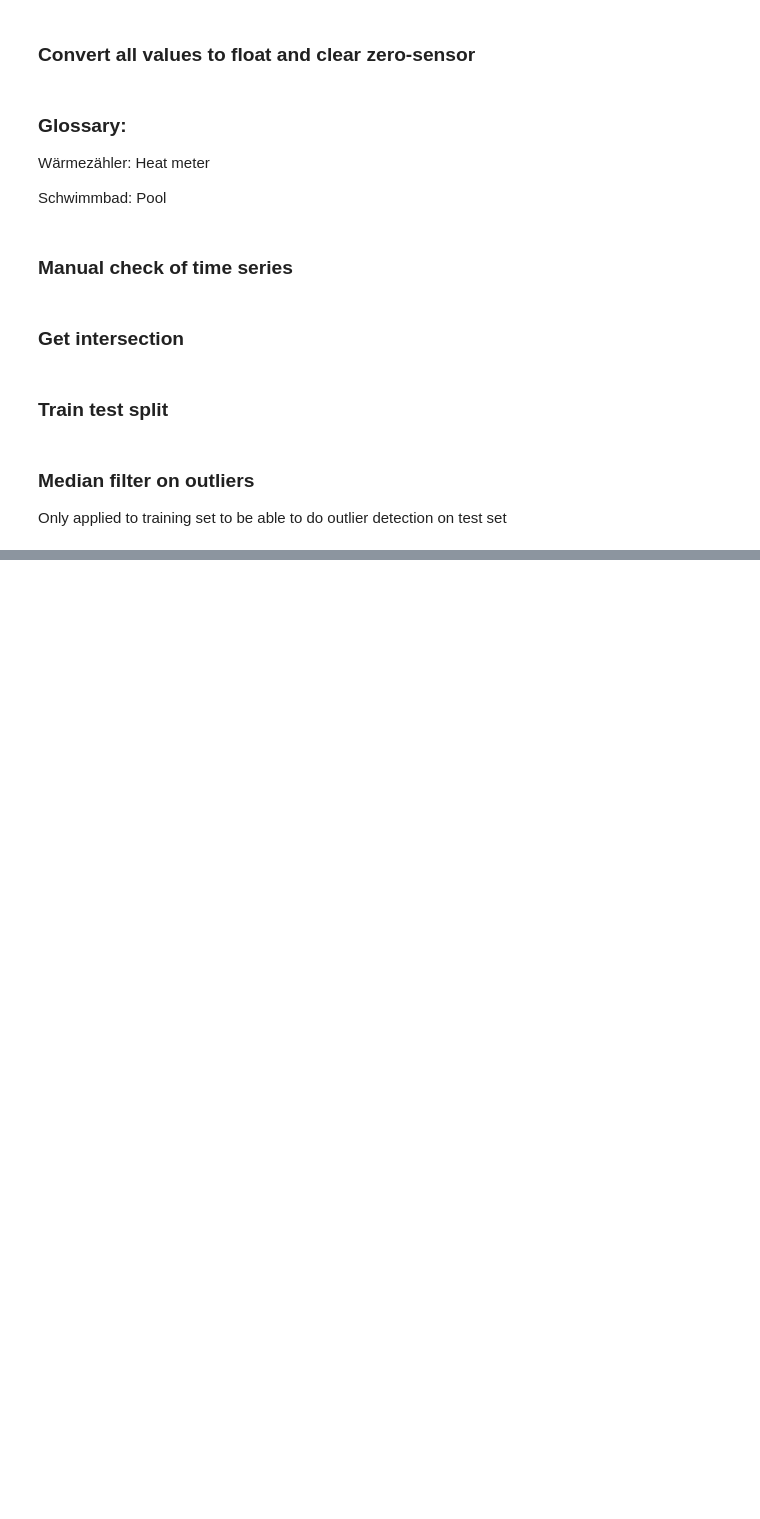
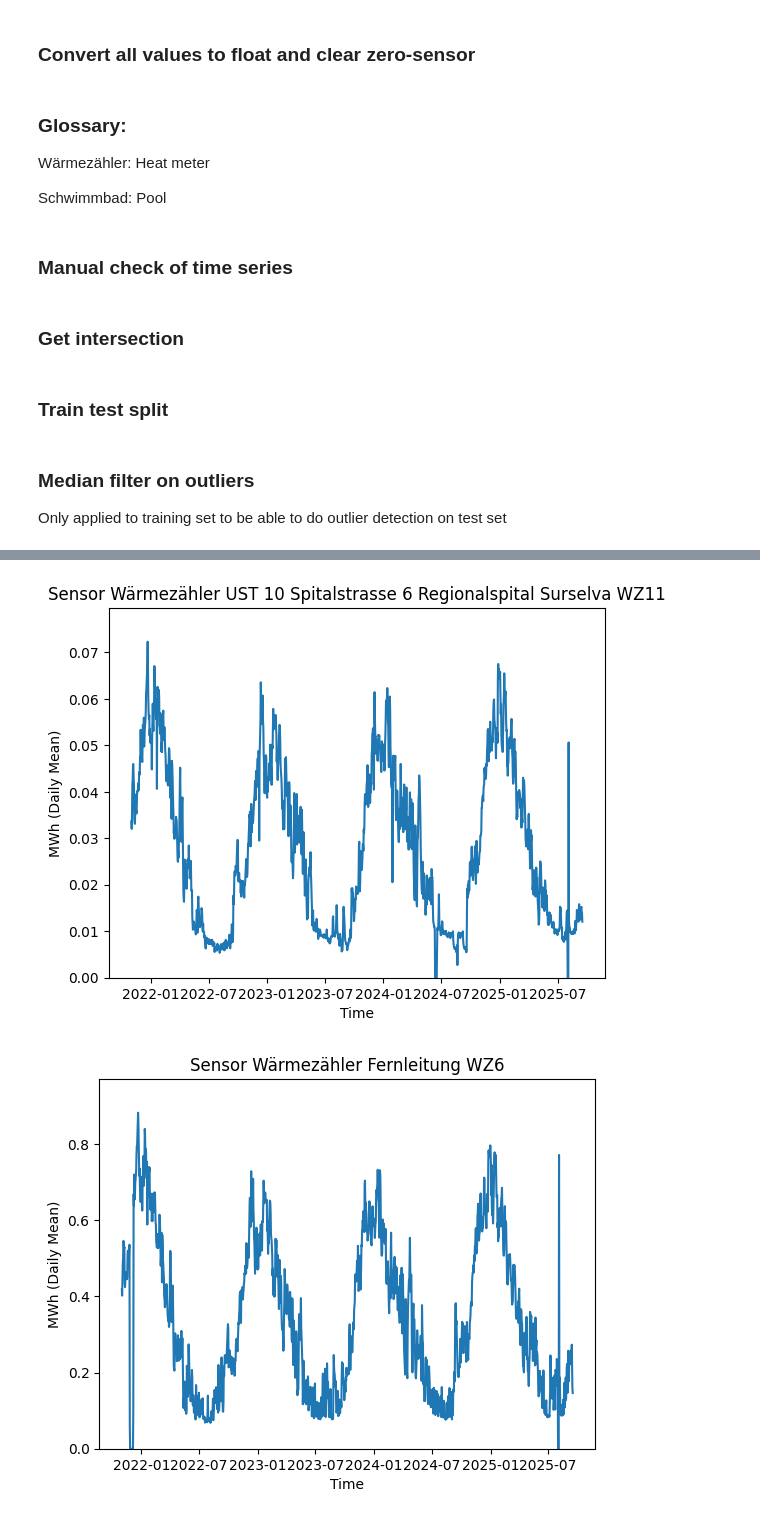
Before and after one commit to MatyaAydin/SemesterProject, a Jupyter notebook: src/eda.ipynb, the cells around one changed output, grey strips where cells are left out. Drawn from its saved outputs; the diff is of its cells as text; code cells hidden in the pictures; blank space fills up the shorter version.

Commit message:
pretty and less prettier plot to show at meeting

```diff
--- a/src/eda.ipynb
+++ b/src/eda.ipynb
@@ -196,3 +194,26 @@ df_test.to_csv(os.path.join(DATA_FOLDER, 'EWZ_test.csv'))
 
 df_cleaned = pd.concat([df_train, df_test])
 df_cleaned.to_csv(os.path.join(DATA_FOLDER, 'EWZ_cleaned.csv'))
+# %%
+df = pd.read_csv(os.path.join(DATA_FOLDER, 'EWZ_cleaned.csv'), index_col=0)
+df.index = pd.to_datetime(df.index)
+dates = df.index
+# %%
+
+
+for i,c in enumerate(df.columns):
+    # plt.figure(figsize=(10, 4))
+    # plt.plot(dates, df[c])
+    # plt.title(f'Sensor: {c}')
+
+    # plt.xticks([])
+    # plt.ylim(0, df[c][:10000].max() * 1.1)
+    # plt.show()
+
+    plot_daily_mean(dates, df[c].values, 96, f"Sensor {c}")
+
+    if i == 9:
+        break
+# %% [output]
+[figure, added]
+[figure, added]
```
Also changed, not shown: parts of 3 cells of this notebook, 7 other files.
